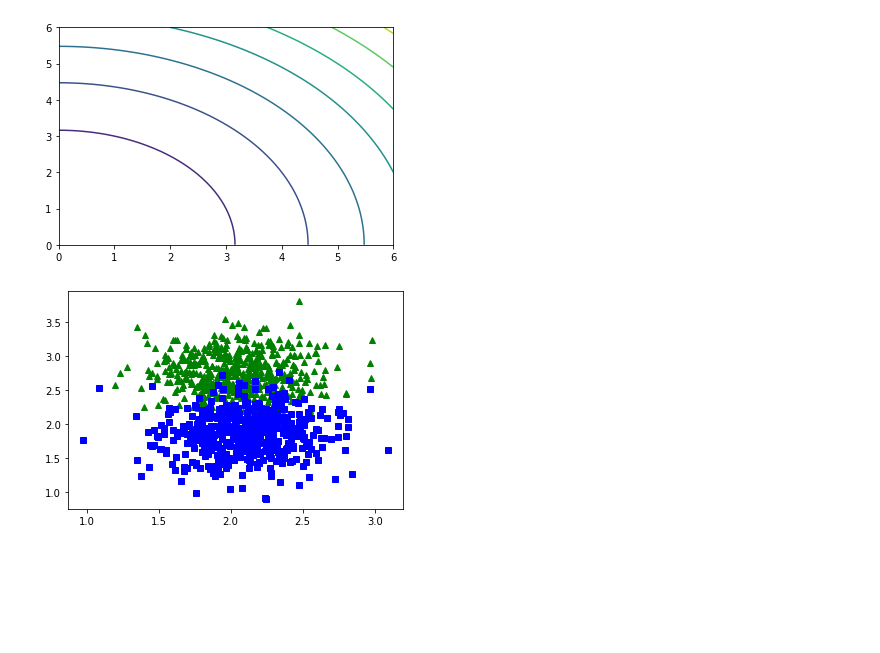
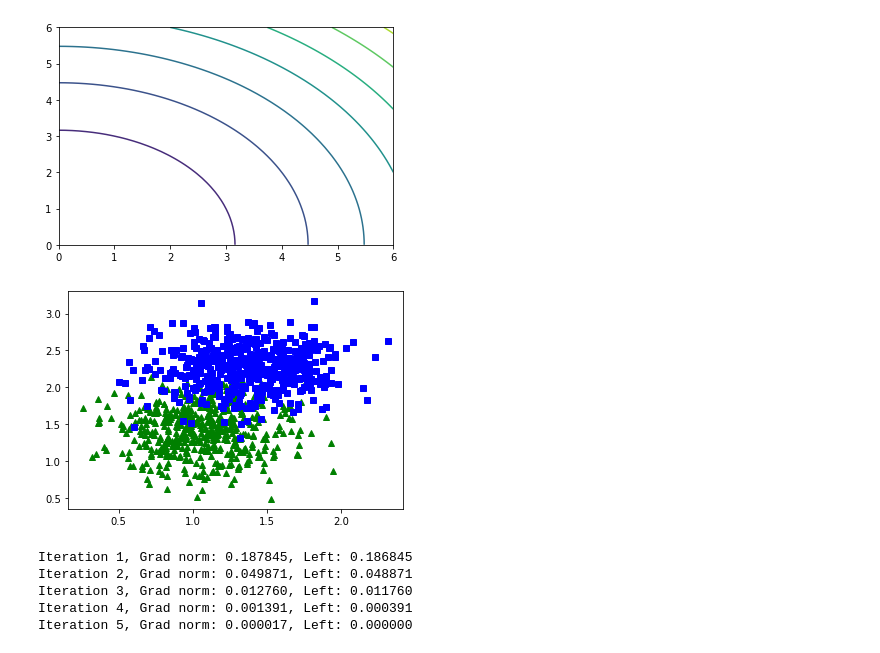
Before and after one commit to 130ndim/optim_methods, a Jupyter notebook: logreg_example.ipynb, the cells around one changed output. Drawn from its saved outputs; the diff is of its cells as text; code cells hidden in the pictures; blank space fills up the shorter version.

```diff
--- a/logreg_example.ipynb
+++ b/logreg_example.ipynb
@@ -25,19 +19,25 @@ plt.contour(x, x, np.array([[ss(np.array([i, j])) for i in x] for j in x]))
 <matplotlib.contour.QuadContourSet at 0x...>
 [figure]
 # %%
-X, y = datasets.make_blobs(n_samples=1000, centers=2, n_features=10, cluster_std=0.3, center_box=(0, 3))
+X, y = datasets.make_blobs(n_samples=1000, centers=2, n_features=2, cluster_std=0.3, center_box=(0, 3))
 y[y == 0] = -1
 plt.plot(X[:, 0][y == -1], X[:, 1][y == -1], 'g^')
 plt.plot(X[:, 0][y == 1], X[:, 1][y == 1], 'bs')
 y = y.reshape(-1, 1)
 plt.show()
 # %% [output]
-[figure, old version]
+[figure, new version]
 # %%
 lr_gd = LogisticRegression(eps=1e-3, compute_alpha=True, method='dichotomy', verbose=50, l2=0.001)
 lr_newton = LogisticRegression(eps=1e-3, solver='newton', verbose=1, l2=0.001)
 # %%
-# lr_newton.fit(X, y)
+lr_newton.fit(X, y)
+# %% [output]
+Iteration 1, Grad norm: 0.187845, Left: 0.186845
+Iteration 2, Grad norm: 0.049871, Left: 0.048871
+Iteration 3, Grad norm: 0.012760, Left: 0.011760
+Iteration 4, Grad norm: 0.001391, Left: 0.000391
+Iteration 5, Grad norm: 0.000017, Left: 0.000000
 # %%
 lr_gd.fit(X, y)
 # %% [output]
```
Also changed, not shown: parts of 3 cells of this notebook.
